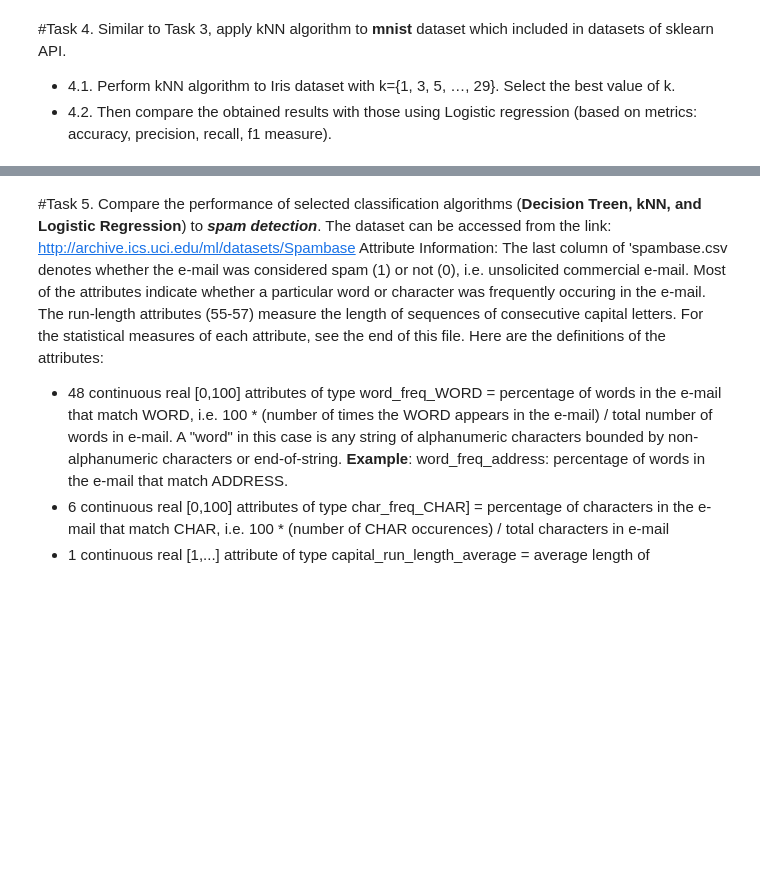
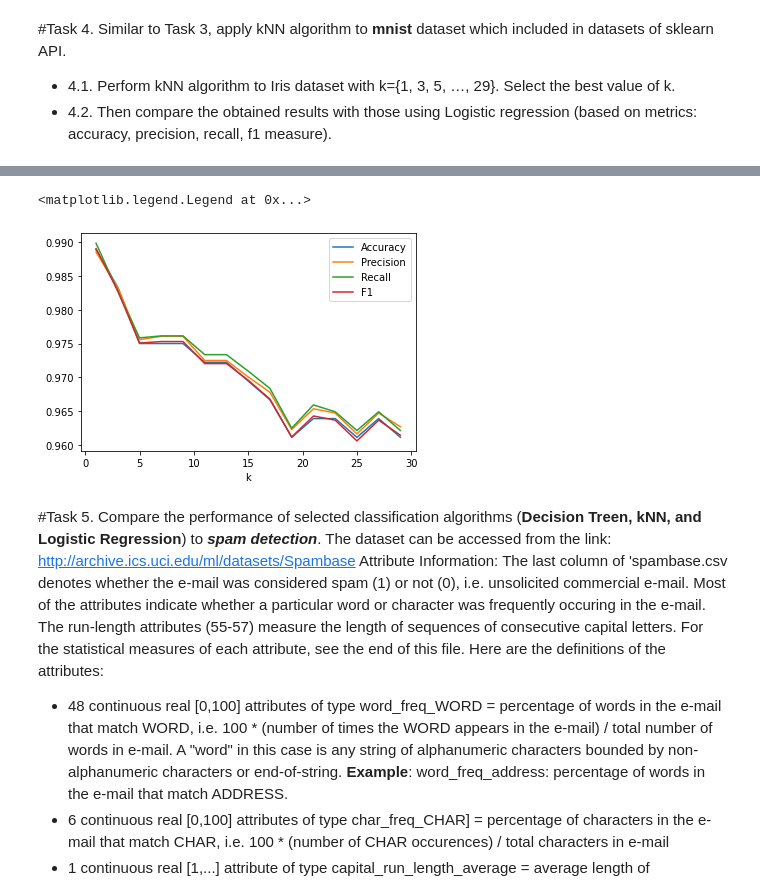
Before and after one commit to NguyenThiTrucMai/MayHoc, a Jupyter notebook: Lab_4_20130321_NguyenThiTrucMai.ipynb, the cells around one changed output, grey strips where cells are left out. Drawn from its saved outputs; the diff is of its cells as text; code cells hidden in the pictures; blank space fills up the shorter version.

```diff
--- a/Lab_4_20130321_NguyenThiTrucMai.ipynb
+++ b/Lab_4_20130321_NguyenThiTrucMai.ipynb
@@ -184,3 +257,33 @@ Mounted at /content/gdrive
+# %%
+# code
+
+data4 = datasets.load_digits()
+x= data4['data']
+y= data4['target']
+X_train, X_test, y_train, y_test = train_test_split(x, y, test_size=0.2, random_state=0)
+k_range = range(1,30,2)
+accuracy =[]
+precision = []
+recall = []
+f1 = []
+for k in k_range:
+  KNN = KNeighborsClassifier(n_neighbors = k)
+  KNN.fit(X_train, y_train)
+  y_pred = KNN.predict(X_test)
+  accuracy.append(metrics.accuracy_score(y_test, y_pred))
+  precision.append(metrics.precision_score(y_test, y_pred,average='macro'))
+  recall.append(metrics.recall_score(y_test, y_pred,average='macro'))
+  f1.append(metrics.f1_score(y_test, y_pred,average='macro'))
+
+plt.plot(k_range, accuracy, label='Accuracy')
+plt.plot(k_range, precision, label='Precision')
+plt.plot(k_range, recall, label='Recall')
+plt.plot(k_range, f1, label='F1')
+plt.xlabel("k")
+plt.legend()
+# %% [output]
+<matplotlib.legend.Legend at 0x...>
+[figure, added]
 # %% [markdown]
 #Task 5.
 Compare the performance of selected classification algorithms (**Decision Treen, kNN, and Logistic Regression**) to ***spam detection***. The dataset can be accessed from the link: http://archive.ics.uci.edu/ml/datasets/Spambase
```
Also changed, not shown: parts of 11 cells of this notebook.
